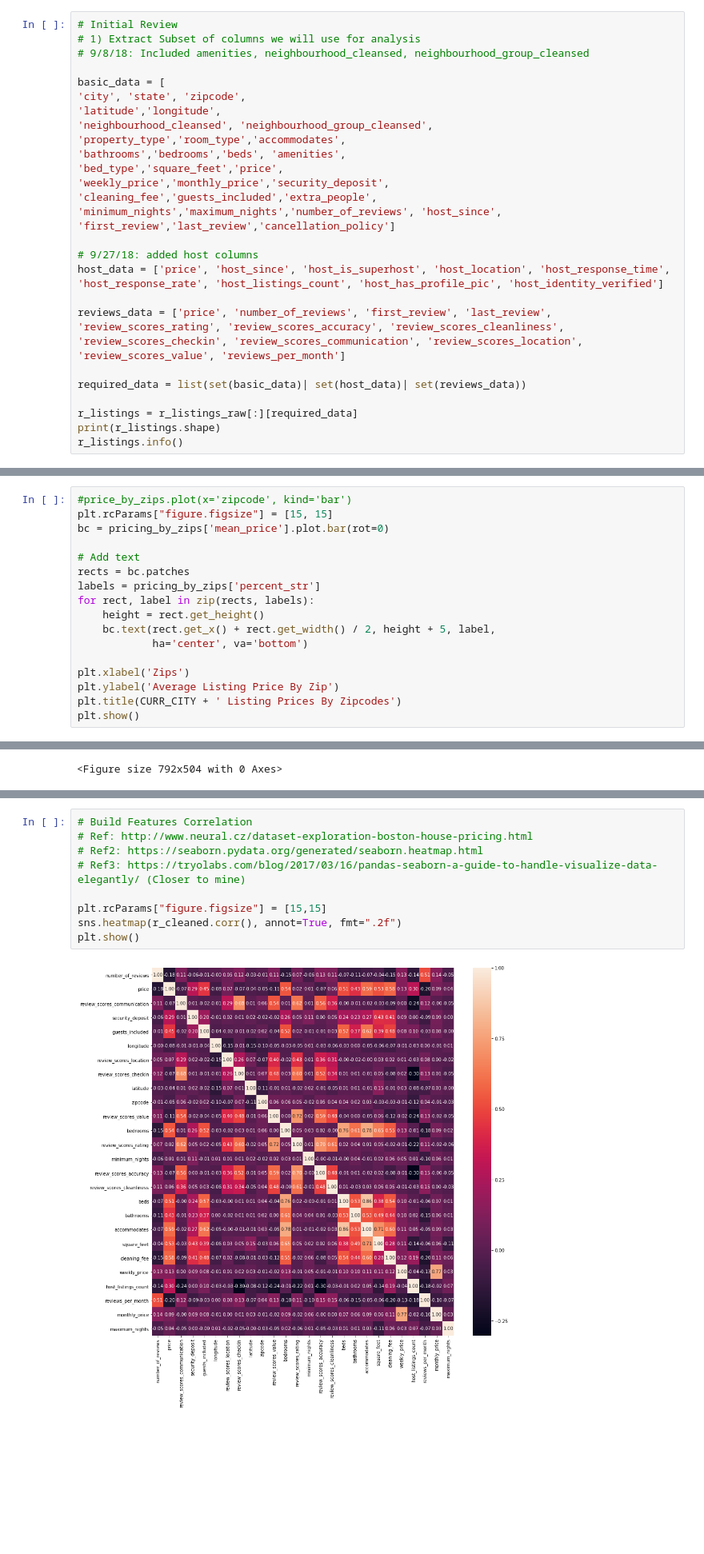
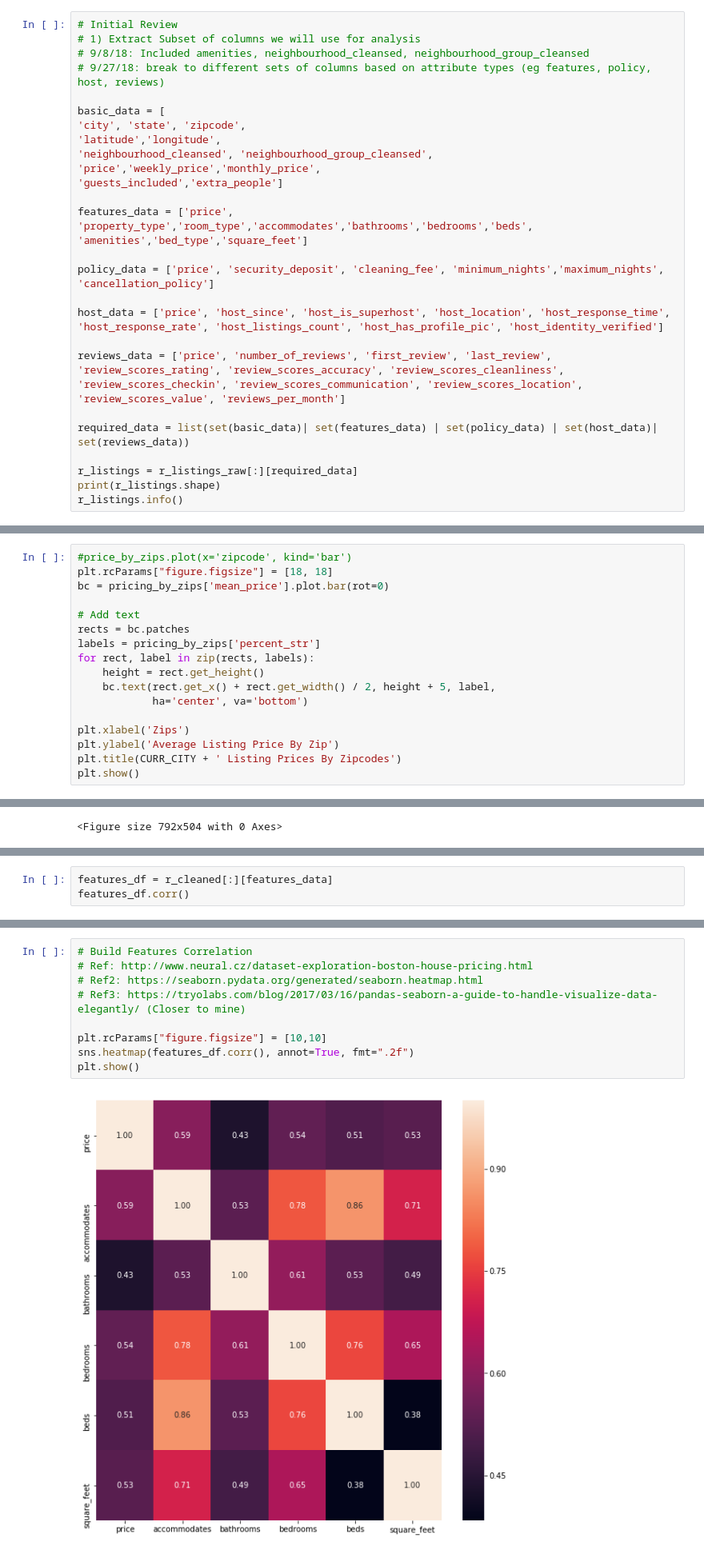
Before and after one commit to mikeli888/Springboard, a Jupyter notebook: sb2018_capstone1/Airbnb_pricing_analysis1.ipynb, the cells around one changed output, grey strips where cells are left out. Shown at 80% size. Cells and saved outputs as stored; diff of their text form; blank space fills up the shorter version.

```diff
--- a/sb2018_capstone1/Airbnb_pricing_analysis1.ipynb
+++ b/sb2018_capstone1/Airbnb_pricing_analysis1.ipynb
@@ -97,20 +97,19 @@ r_listings_raw.head(2)
 # Initial Review
 # 1) Extract Subset of columns we will use for analysis
 # 9/8/18: Included amenities, neighbourhood_cleansed, neighbourhood_group_cleansed
+# 9/27/18: break to different sets of columns based on attribute types (eg features, policy, host, reviews)
 
 basic_data = [
 'city', 'state', 'zipcode',
 'latitude','longitude',
 'neighbourhood_cleansed', 'neighbourhood_group_cleansed',
-'property_type','room_type','accommodates',
-'bathrooms','bedrooms','beds', 'amenities',
-'bed_type','square_feet','price',
-'weekly_price','monthly_price','security_deposit',
-'cleaning_fee','guests_included','extra_people',
-'minimum_nights','maximum_nights','number_of_reviews', 'host_since',
-'first_review','last_review','cancellation_policy']
+'price','weekly_price','monthly_price',
+'guests_included','extra_people']
 
-# 9/27/18: added host columns
+features_data = ['price', 'property_type','room_type','accommodates','bathrooms','bedrooms','beds', 'amenities','bed_type','square_feet']
+
+policy_data = ['price', 'security_deposit', 'cleaning_fee', 'minimum_nights','maximum_nights', 'cancellation_policy']
+
 host_data = ['price', 'host_since', 'host_is_superhost', 'host_location', 'host_response_time', 'host_response_rate', 'host_listings_count', 'host_has_profile_pic', 'host_identity_verified']
 
 reviews_data = ['price', 'number_of_reviews', 'first_review', 'last_review',
@@ -118,7 +117,7 @@ reviews_data = ['price', 'number_of_reviews', 'first_review', 'last_review',
 'review_scores_checkin', 'review_scores_communication', 'review_scores_location',
 'review_scores_value', 'reviews_per_month']
 
-required_data = list(set(basic_data)| set(host_data)| set(reviews_data))
+required_data = list(set(basic_data)| set(features_data) | set(policy_data) | set(host_data)| set(reviews_data))
 
 r_listings = r_listings_raw[:][required_data]
 print(r_listings.shape)
@@ -424,7 +423,7 @@ zipcode
 98118    129.712000              4.455      4.455%
 # %%
 #price_by_zips.plot(x='zipcode', kind='bar')
-plt.rcParams["figure.figsize"] = [15, 15]
+plt.rcParams["figure.figsize"] = [18, 18]
 bc = pricing_by_zips['mean_price'].plot.bar(rot=0)
 
 # Add text
@@ -581,0 +559,3 @@ r_cleaned.corr()
+# %%
+features_df = r_cleaned[:][features_data]
+features_df.corr()
@@ -582,13 +570,13 @@ r_cleaned.corr()
 # %%
 # Build Features Correlation
 # Ref: http://www.neural.cz/dataset-exploration-boston-house-pricing.html
 # Ref2: https://seaborn.pydata.org/generated/seaborn.heatmap.html
 # Ref3: https://tryolabs.com/blog/2017/03/16/pandas-seaborn-a-guide-to-handle-visualize-data-elegantly/ (Closer to mine)
 
-plt.rcParams["figure.figsize"] = [15,15]
-sns.heatmap(r_cleaned.corr(), annot=True, fmt=".2f")
+plt.rcParams["figure.figsize"] = [10,10]
+sns.heatmap(features_df.corr(), annot=True, fmt=".2f")
 plt.show()
 # %% [output]
-[figure, old version]
+[figure, new version]
 # %% [markdown]
 ### Question: Is there any relationships between configurations (bathrooms, bedrooms, beds) and listing prices?
```
Also changed, not shown: parts of 17 cells of this notebook.
